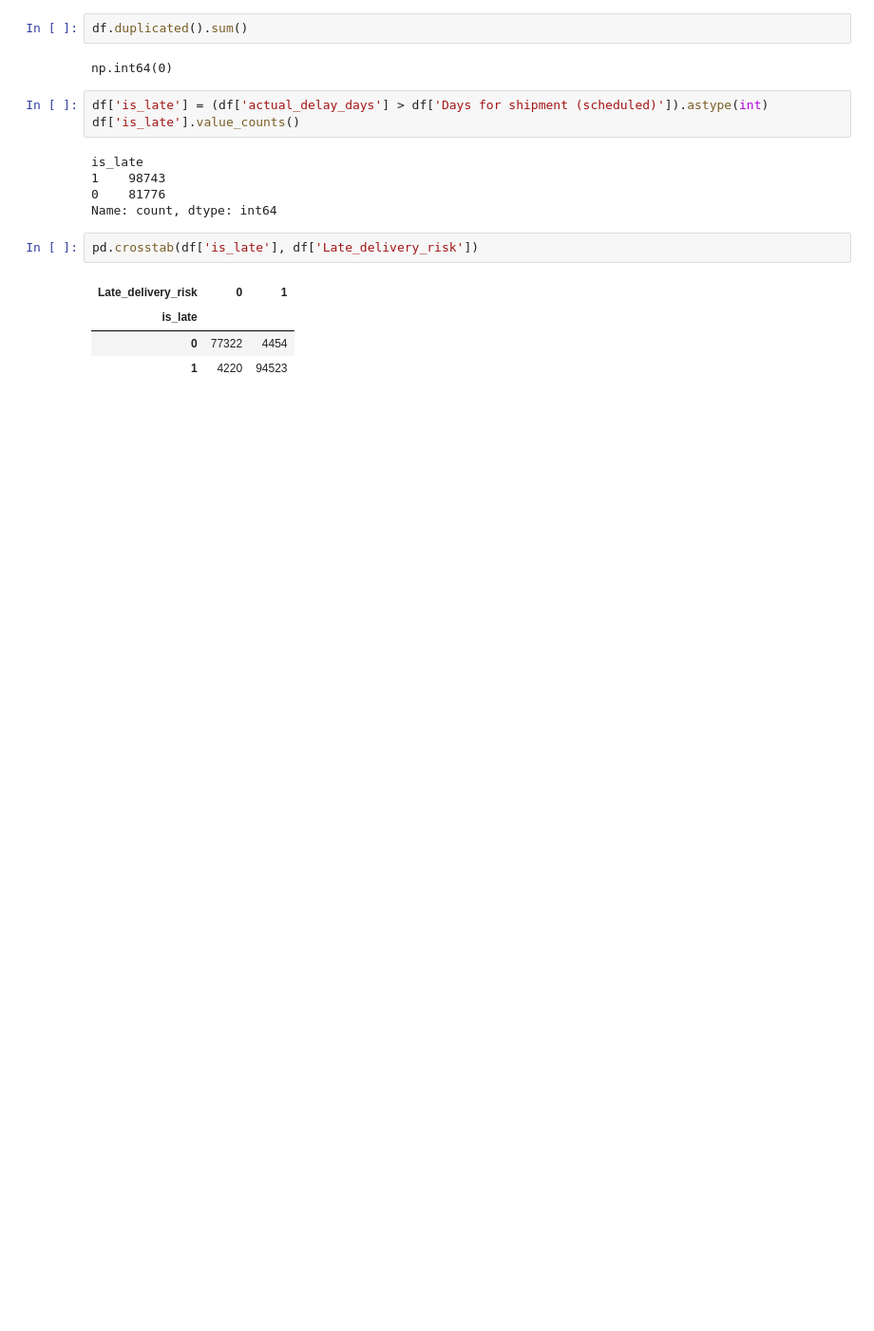
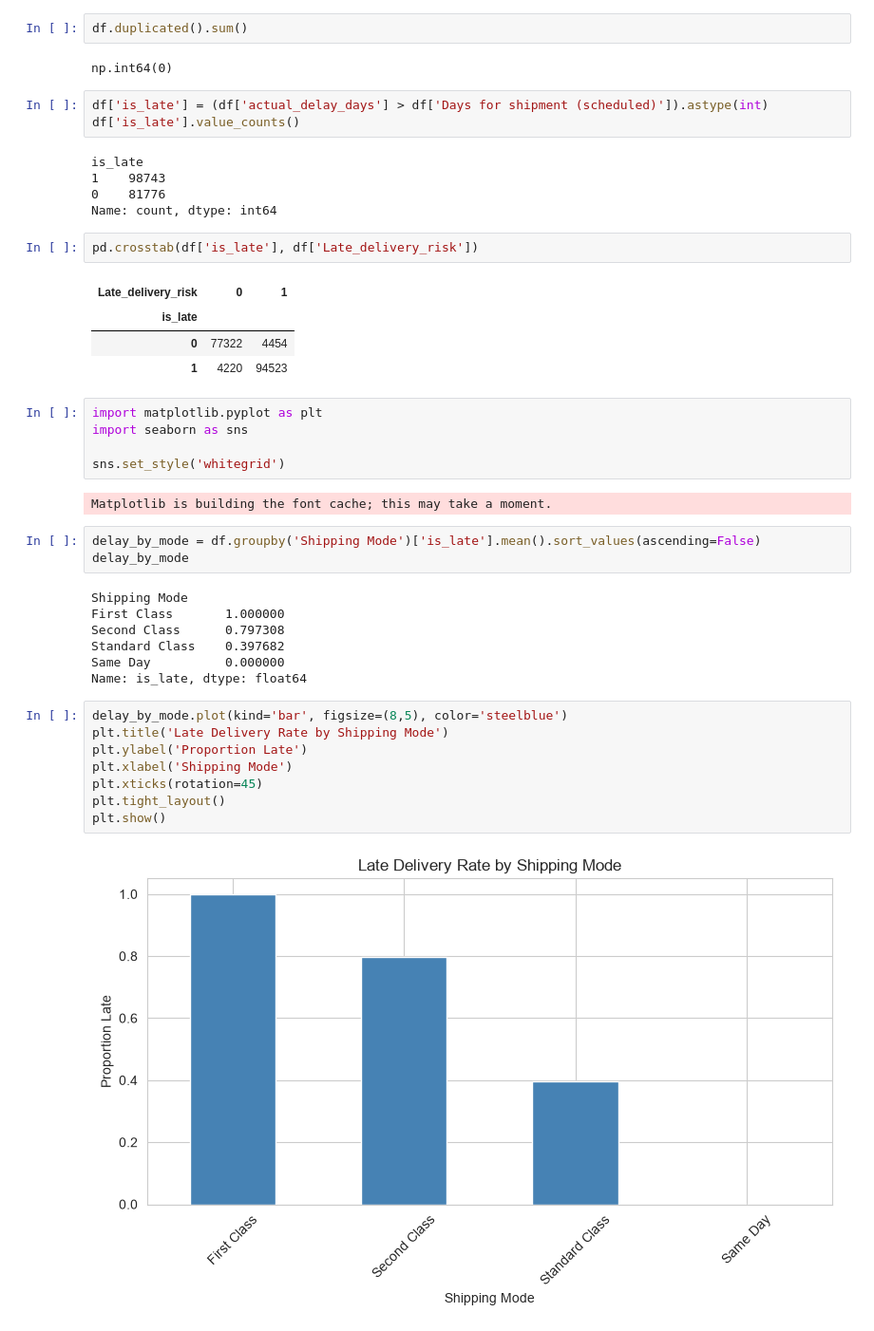
Before and after one commit to Maneeshraja19/inbound-delay-agentic-reporting, a Jupyter notebook: notebooks/01_first_look.ipynb, the cells around one changed output. Shown at 95% size. Drawn from its saved outputs; the diff is of its cells as text; blank space fills up the shorter version.

Commit message:
Investigate and explain shipping mode delay pattern: scheduled vs actual mismatch

```diff
--- a/notebooks/01_first_look.ipynb
+++ b/notebooks/01_first_look.ipynb
@@ -157,3 +157,30 @@ pd.crosstab(df['is_late'], df['Late_delivery_risk'])
 | is_late |  |  |
 | 0 | 77322 | 4454 |
 | 1 | 4220 | 94523 |
+# %%
+import matplotlib.pyplot as plt
+import seaborn as sns
+
+sns.set_style('whitegrid')
+# %% [output]
+Matplotlib is building the font cache; this may take a moment.
+# %%
+delay_by_mode = df.groupby('Shipping Mode')['is_late'].mean().sort_values(ascending=False)
+delay_by_mode
+# %% [output]
+Shipping Mode
+First Class       1.000000
+Second Class      0.797308
+Standard Class    0.397682
+Same Day          0.000000
+Name: is_late, dtype: float64
+# %%
+delay_by_mode.plot(kind='bar', figsize=(8,5), color='steelblue')
+plt.title('Late Delivery Rate by Shipping Mode')
+plt.ylabel('Proportion Late')
+plt.xlabel('Shipping Mode')
+plt.xticks(rotation=45)
+plt.tight_layout()
+plt.show()
+# %% [output]
+[figure, added]
```
Also changed, not shown: parts of 2 cells of this notebook, 1 other file.
